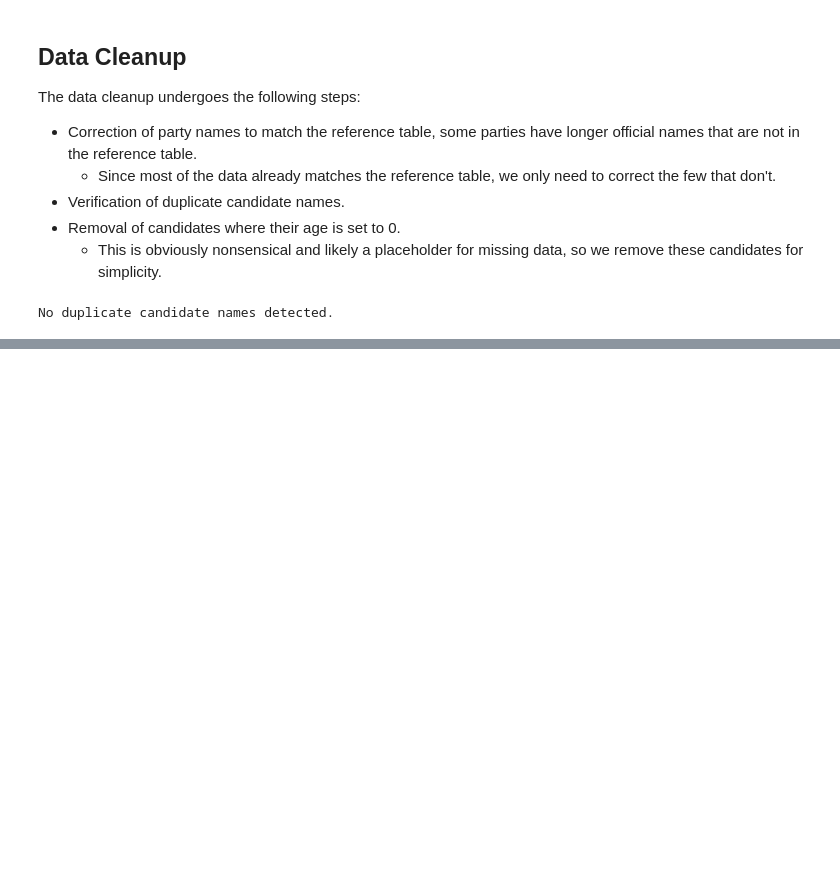
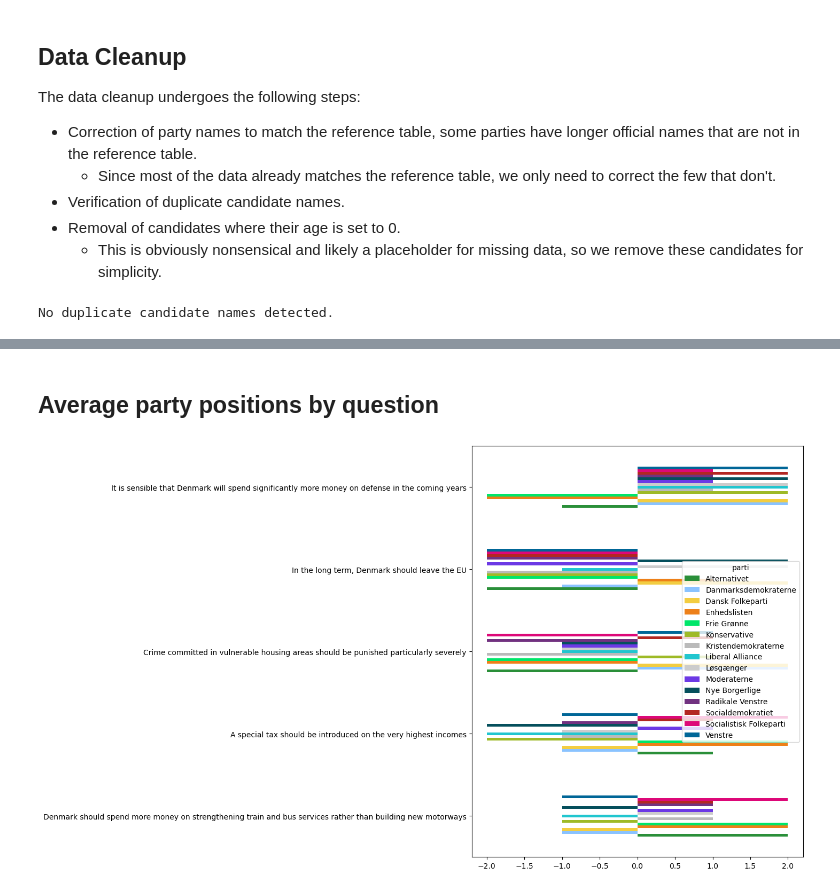
Before and after one commit to 00FA12/MAL-5, a Jupyter notebook: 5. Candidate Test 2022 II.ipynb, the cells around one changed output, grey strips where cells are left out. Cells and saved outputs as stored; diff of their text form; code cells hidden in the pictures; blank space fills up the shorter version.

Commit message:
Average position by party

```diff
--- a/5. Candidate Test 2022 II.ipynb
+++ b/5. Candidate Test 2022 II.ipynb
@@ -123,3 +119,7 @@ alignment_order = {
     'Right-wing': 2,
     'Far-right': 3
 }
+# %%
+# Separate question data from the traits (name, age, parti)
+question_data = data.drop(columns=['navn', 'parti', 'storkreds', 'alder'])
+candidate_data = data.drop(columns=question_data.columns)
@@ -125,0 +275,7 @@ alignment_order = {
+# %% [markdown]
+## Average party positions by question
+# %%
+# ('line', 'bar', 'barh', 'kde', 'density', 'area', 'hist', 'box', 'pie', 'scatter', 'hexbin')
+party_data = translated_data.groupby(candidate_data['parti']).median().T.iloc[:5].plot(kind='barh', figsize=(8, 10), color=color_key)
+# %% [output]
+[figure, added]
```
Also changed, not shown: parts of 4 cells of this notebook.
